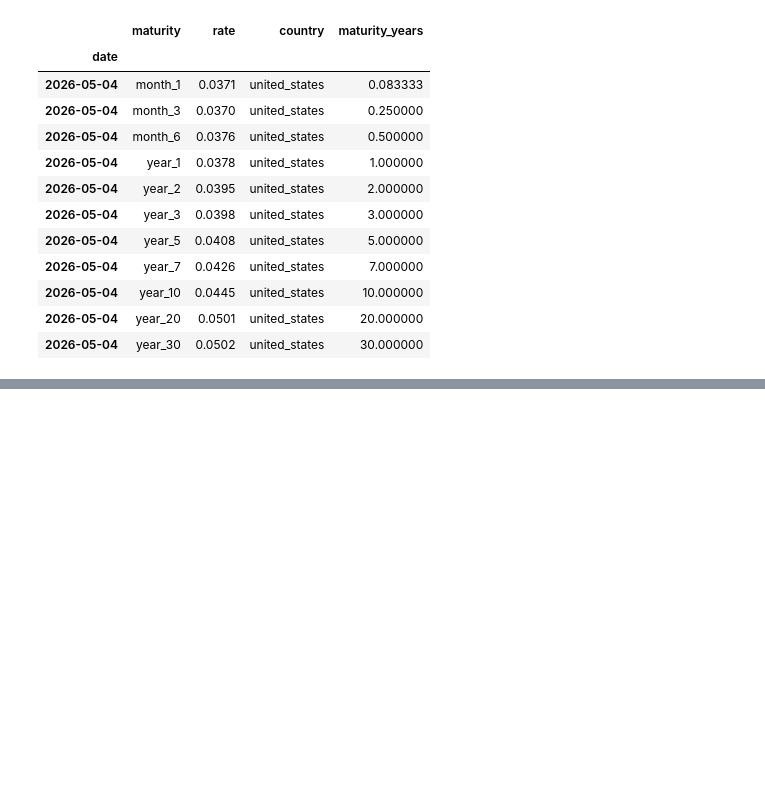
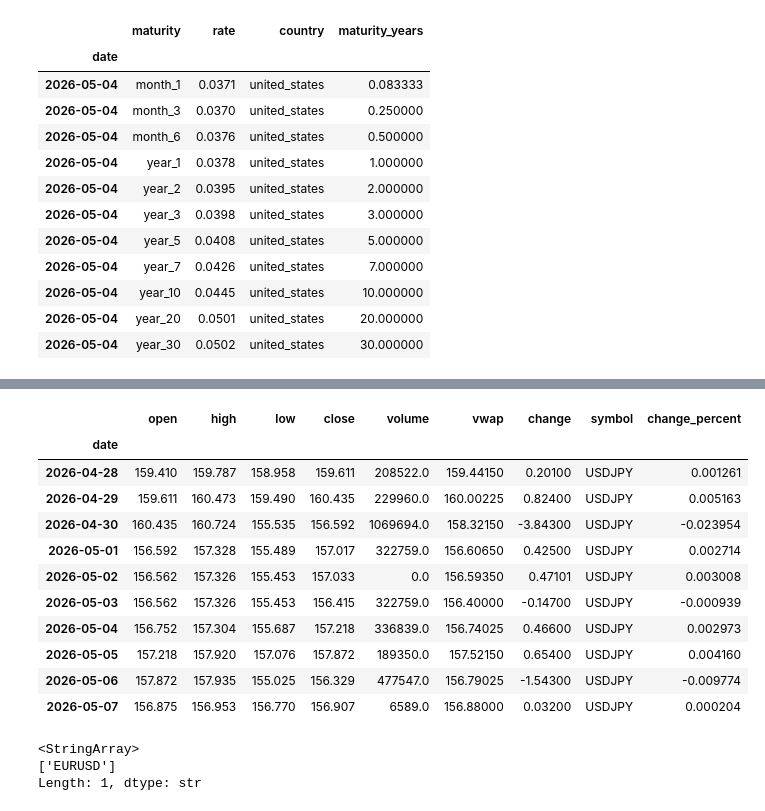
Before and after one commit to dkunyoon/dashboard, a Jupyter notebook: import_market_data.ipynb, the cells around one changed output, grey strips where cells are left out. Drawn from its saved outputs; the diff is of its cells as text; code cells hidden in the pictures; blank space fills up the shorter version.

```diff
--- a/import_market_data.ipynb
+++ b/import_market_data.ipynb
@@ -109,0 +296,11 @@ obb.news.company(symbol="PLTR", provider="yfinance").to_df()
+# %%
+# start_date / end_date 지정 가능 (문자열 "YYYY-MM-DD" 형식)
+df_hist_fmp2 = obb.currency.price.historical(
+    symbol="USDJPY",
+    provider="fmp",
+    start_date="2016-01-01",
+    end_date="2026-05-07"
+).to_df()
+
+print(f"{len(df_hist_fmp2)}행, {df_hist_fmp2.index.min()} ~ {df_hist_fmp2.index.max()}")
+df_hist_fmp2.head()
@@ -109,0 +341,21 @@ obb.news.company(symbol="PLTR", provider="yfinance").to_df()
+# %%
+df_hist_fmp2.tail(10)
+# %% [output]
+|  | open | high | low | close | volume | vwap | change | symbol | change_percent |
+| date |  |  |  |  |  |  |  |  |  |
+| 2026-04-28 | 159.410 | 159.787 | 158.958 | 159.611 | 208522.0 | 159.44150 | 0.20100 | USDJPY | 0.001261 |
+| 2026-04-29 | 159.611 | 160.473 | 159.490 | 160.435 | 229960.0 | 160.00225 | 0.82400 | USDJPY | 0.005163 |
+| 2026-04-30 | 160.435 | 160.724 | 155.535 | 156.592 | 1069694.0 | 158.32150 | -3.84300 | USDJPY | -0.023954 |
+| 2026-05-01 | 156.592 | 157.328 | 155.489 | 157.017 | 322759.0 | 156.60650 | 0.42500 | USDJPY | 0.002714 |
+| 2026-05-02 | 156.562 | 157.326 | 155.453 | 157.033 | 0.0 | 156.59350 | 0.47101 | USDJPY | 0.003008 |
+| 2026-05-03 | 156.562 | 157.326 | 155.453 | 156.415 | 322759.0 | 156.40000 | -0.14700 | USDJPY | -0.000939 |
+| 2026-05-04 | 156.752 | 157.304 | 155.687 | 157.218 | 336839.0 | 156.74025 | 0.46600 | USDJPY | 0.002973 |
+| 2026-05-05 | 157.218 | 157.920 | 157.076 | 157.872 | 189350.0 | 157.52150 | 0.65400 | USDJPY | 0.004160 |
+| 2026-05-06 | 157.872 | 157.935 | 155.025 | 156.329 | 477547.0 | 156.79025 | -1.54300 | USDJPY | -0.009774 |
+| 2026-05-07 | 156.875 | 156.953 | 156.770 | 156.907 | 6589.0 | 156.88000 | 0.03200 | USDJPY | 0.000204 |
+# %%
+df_hist_fmp2["symbol"].unique()
+# %% [output]
+<StringArray>
+['EURUSD']
+Length: 1, dtype: str
```
Also changed, not shown: parts of 19 cells of this notebook, 2 other files.
